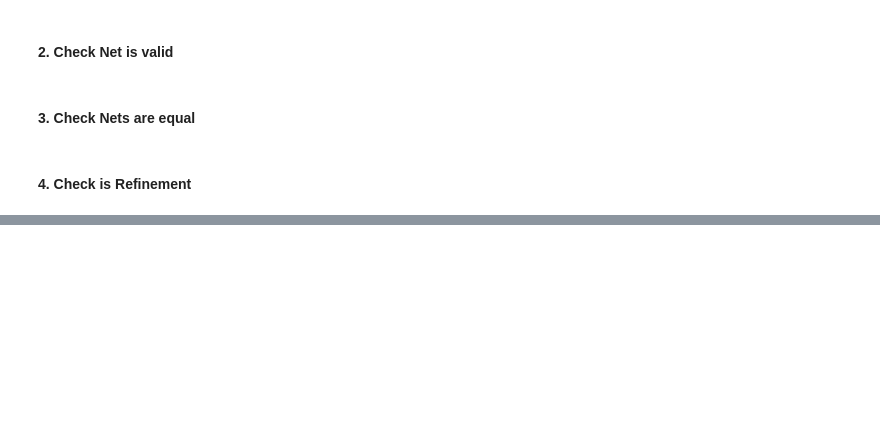
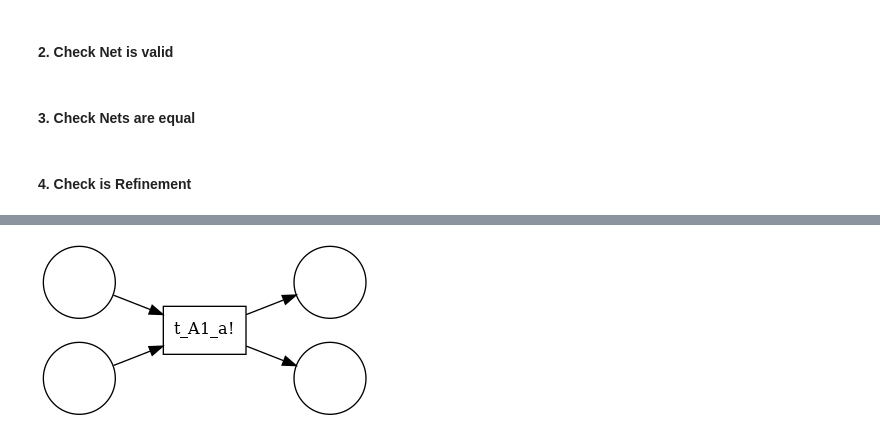
Before and after one commit to SimonLeiner/university-petri-nets, a Jupyter notebook: backend/notebooks/algorithm_tests.ipynb, the cells around one changed output, grey strips where cells are left out. Drawn from its saved outputs; the diff is of its cells as text; code cells hidden in the pictures; blank space fills up the shorter version.

```diff
--- a/backend/notebooks/algorithm_tests.ipynb
+++ b/backend/notebooks/algorithm_tests.ipynb
@@ -68,3 +84,20 @@ pm4py.view_petri_net(net, initial_marking, final_marking, format="png")
+# %%
+# Define the transformations to apply
+transformations = TRANSFORMATIONS[0:1]  # Adjust this as needed
+
+# Make a deep copy of the original net
+copy_net = ip1_net_a1.__deepcopy__()
+
+# Apply each transformation sequentially
+for transformation in transformations:
+    new_copy_net = copy_net.__deepcopy__()  # Make a new deep copy for each transformation
+    for place in copy_net.places:
+        new_copy_net = transformation.refine(place, new_copy_net)
+    copy_net = new_copy_net  # Update copy_net to the latest transformed net
+
+pm4py.view_petri_net(copy_net, initial_marking, final_marking, format="png")
+# %% [output]
+[figure, added]
 # %%
 is_ref, path = is_refinement(net, net, TRANSFORMATIONS)
 assert is_ref is True
```
Also changed, not shown: parts of 9 cells of this notebook, 13 other files.
